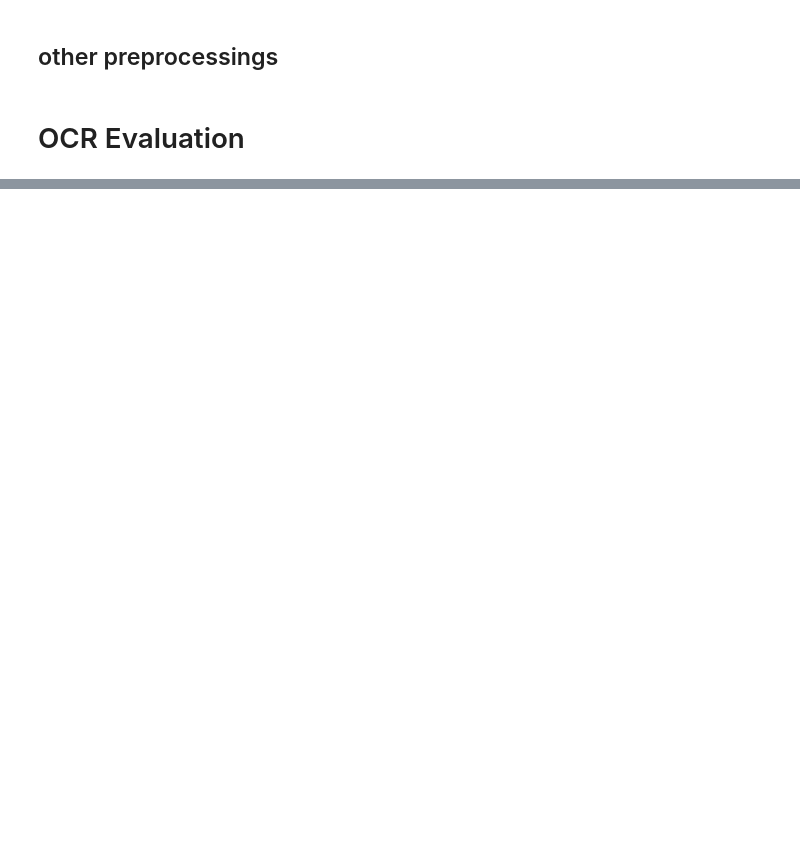
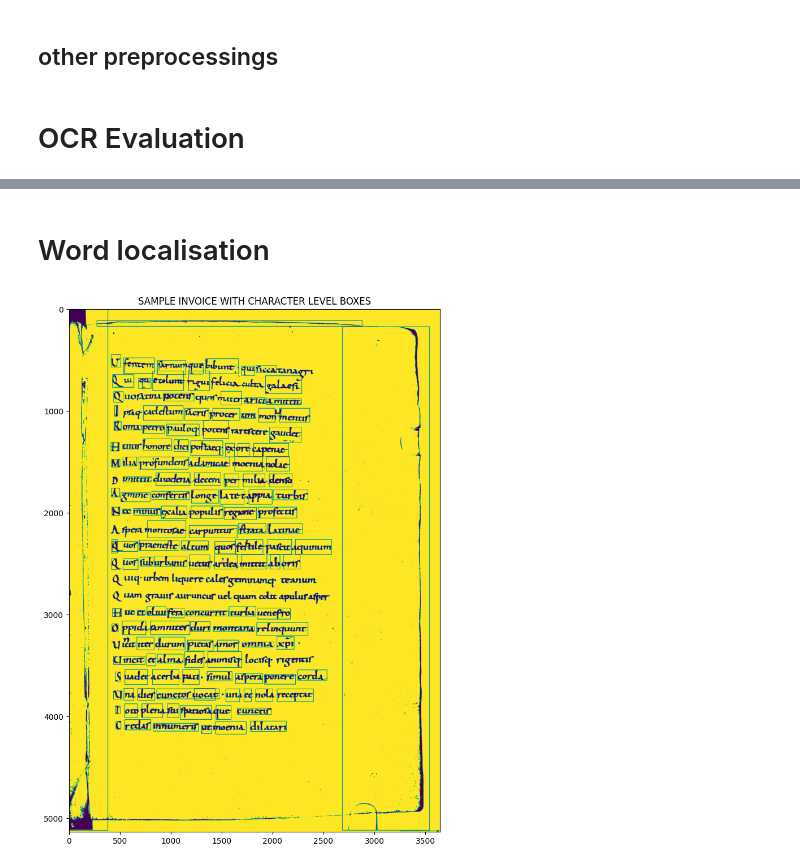
Before and after one commit to py4SHS/ocr, a Jupyter notebook: lab/ocr_lab.ipynb, the cells around one changed output, grey strips where cells are left out. Drawn from its saved outputs; the diff is of its cells as text; code cells hidden in the pictures; blank space fills up the shorter version.

```diff
--- a/lab/ocr_lab.ipynb
+++ b/lab/ocr_lab.ipynb
@@ -12,7 +7,7 @@ from pathlib import Path
 # %% [markdown]
 # Open the file as is and try OCR
 # %%
-image_dir = Path('..') / '..' / 'demo_data'
+image_dir = Path('..') / 'demo_data'
 image_path = image_dir / 'demo_image.jpeg'
 # %%
 def open_image(image):
@@ -159,0 +154,26 @@ IMAGE WITH THRESHOLDING
+# %% [markdown]
+# Word localisation
+# %%
+from copy import deepcopy
+from pytesseract import Output
+
+lang = "carolinems"
+custom_config = r'--oem 3 --psm 1'
+
+image = deepcopy(thresh)
+h, w = image.shape
+
+d = pytesseract.image_to_data(image, config=custom_config, output_type=Output.DICT, lang=lang)
+
+n_boxes = len(d['text'])
+for i in range(n_boxes):
+    # condition to only pick boxes with a confidence > 60%
+    if int(d['conf'][i]) > 60:
+        (x, y, w, h) = (d['left'][i], d['top'][i], d['width'][i], d['height'][i])
+        image = cv2.rectangle(image, (x, y), (x + w, y + h), (0, 255, 0), 2)
+
+plt.figure(figsize=(16,12))
+plt.imshow(image)
+plt.show()
+# %% [output]
+[figure, added]
```
Also changed, not shown: parts of 5 cells of this notebook, 6 other files.
